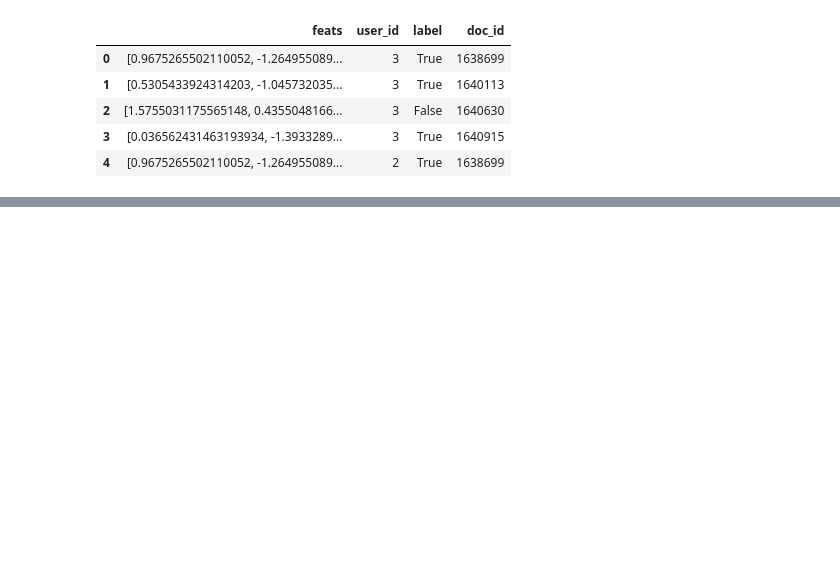
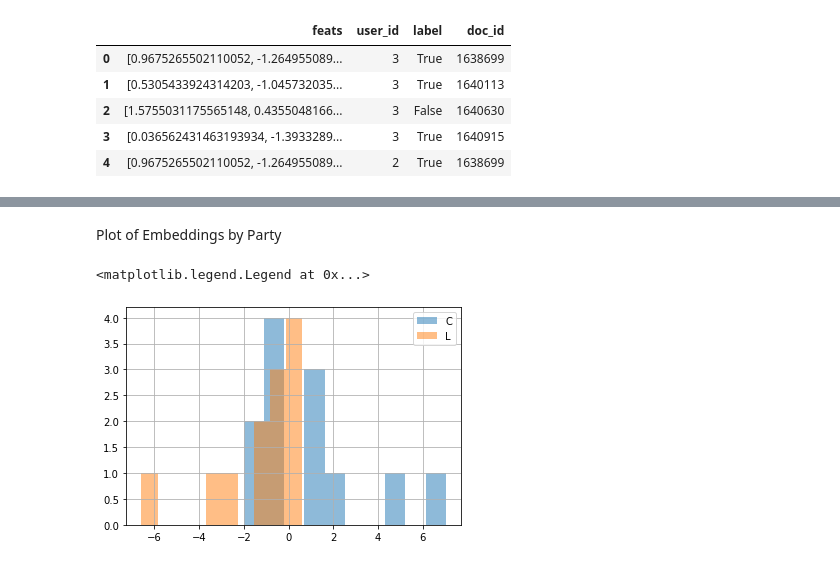
Before and after one commit to FiscalNote/IRT_Persuasion, a Jupyter notebook: editorials/Models.ipynb, the cells around one changed output, grey strips where cells are left out. Drawn from its saved outputs; the diff is of its cells as text; code cells hidden in the pictures; blank space fills up the shorter version.

```diff
--- a/editorials/Models.ipynb
+++ b/editorials/Models.ipynb
@@ -121,0 +332,7 @@ PredictionOutput(predictions=(array([[0.81114924],
+# %%
+user_info = pd.read_csv('corpus-webis-editorial-quality-18_annotators-personality-traits.csv')
+# %%
+
+W = model.users.weight.detach().cpu().numpy().T[0]
+# %%
+user_info['model_embed'] = W
@@ -121,0 +349,10 @@ PredictionOutput(predictions=(array([[0.81114924],
+# %%
+user_info['party'] = user_info['id'].map(lambda x: x[0])
+# %% [markdown]
+Plot of Embeddings by Party
+# %%
+user_info.groupby('party').model_embed.hist(alpha=0.5, legend=True)
+plt.legend()
+# %% [output]
+<matplotlib.legend.Legend at 0x...>
+[figure, added]
```
Also changed, not shown: parts of 25 cells of this notebook, 2 other files.
